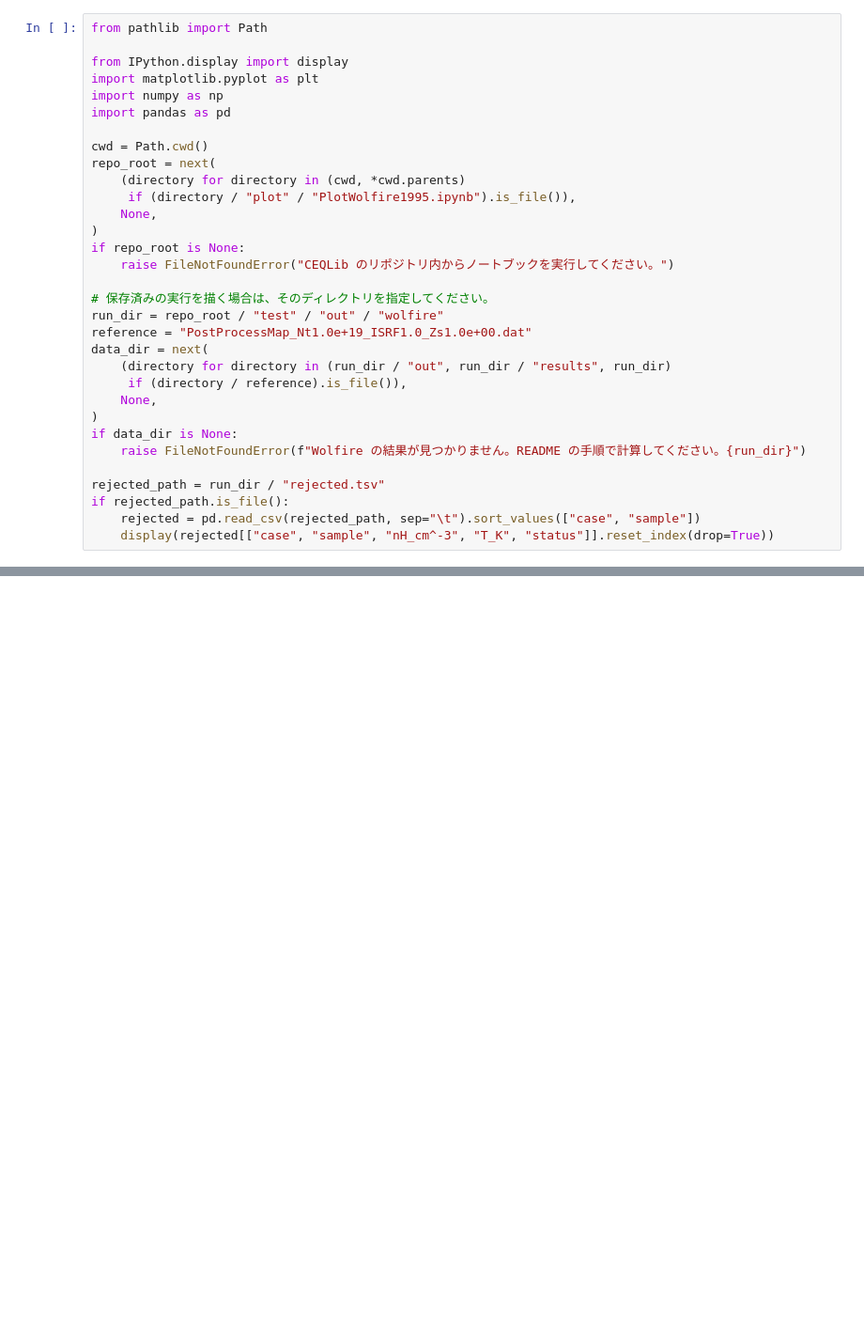
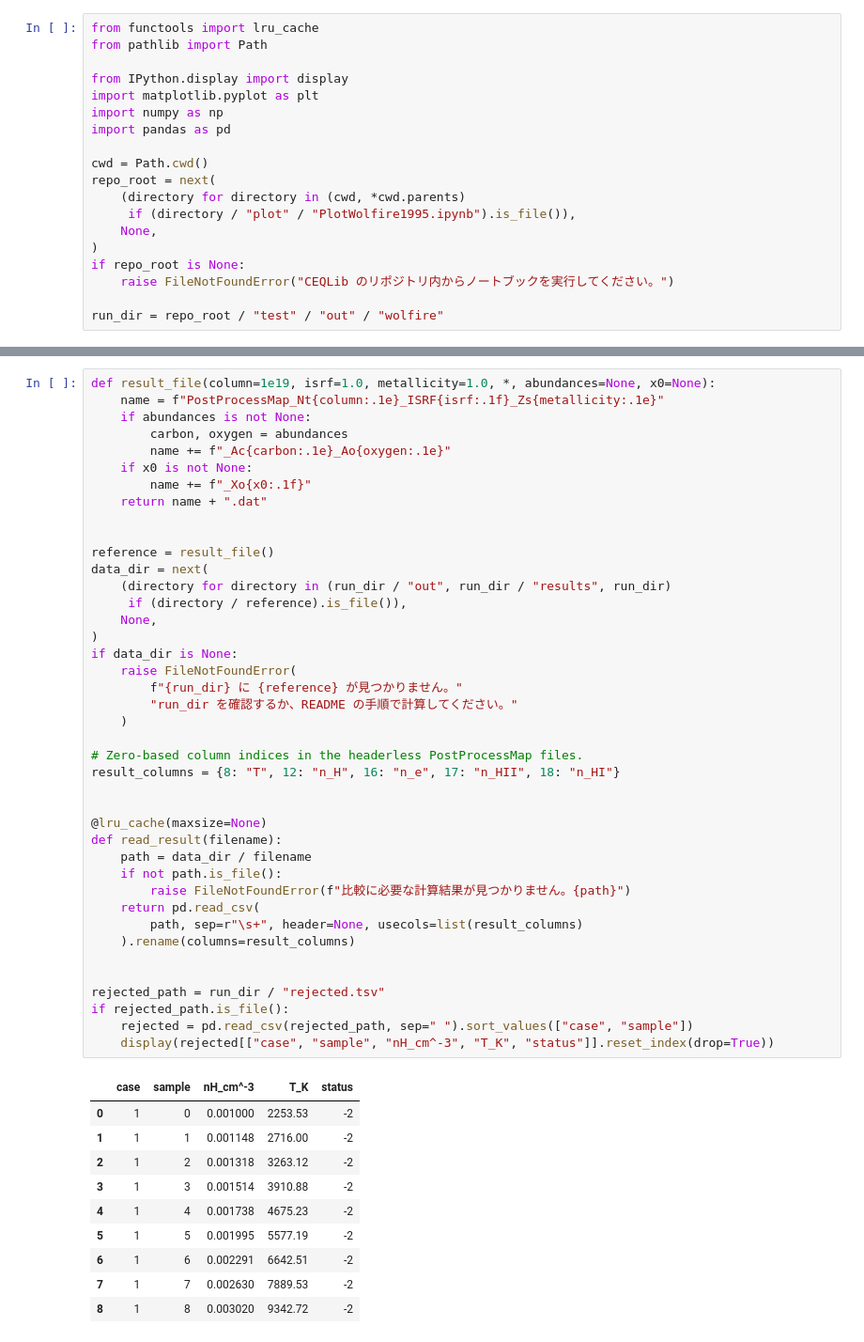
Before and after one commit to babajn/CEQLib, a Jupyter notebook: plot/PlotWolfire1995.ipynb, the cells around one changed output, grey strips where cells are left out. Shown at 94% size. Saved outputs shown, nothing was run; the diff lists cells and outputs as text; blank space fills up the shorter version.

Commit message:
Publish the Wolfire plots and reference results

```diff
--- a/plot/PlotWolfire1995.ipynb
+++ b/plot/PlotWolfire1995.ipynb
@@ -7,4 +9,5 @@
 # %%
+from functools import lru_cache
 from pathlib import Path
 
 from IPython.display import display
@@ -21,18 +24,4 @@ repo_root = next(
 if repo_root is None:
     raise FileNotFoundError("CEQLib のリポジトリ内からノートブックを実行してください。")
 
-# 保存済みの実行を描く場合は、そのディレクトリを指定してください。
 run_dir = repo_root / "test" / "out" / "wolfire"
-reference = "PostProcessMap_Nt1.0e+19_ISRF1.0_Zs1.0e+00.dat"
-data_dir = next(
-    (directory for directory in (run_dir / "out", run_dir / "results", run_dir)
-     if (directory / reference).is_file()),
-    None,
-)
-if data_dir is None:
-    raise FileNotFoundError(f"Wolfire の結果が見つかりません。README の手順で計算してください。{run_dir}")
-
-rejected_path = run_dir / "rejected.tsv"
-if rejected_path.is_file():
-    rejected = pd.read_csv(rejected_path, sep="\t").sort_values(["case", "sample"])
-    display(rejected[["case", "sample", "nH_cm^-3", "T_K", "status"]].reset_index(drop=True))
@@ -397,0 +32,52 @@ plt.show()
+# %%
+def result_file(column=1e19, isrf=1.0, metallicity=1.0, *, abundances=None, x0=None):
+    name = f"PostProcessMap_Nt{column:.1e}_ISRF{isrf:.1f}_Zs{metallicity:.1e}"
+    if abundances is not None:
+        carbon, oxygen = abundances
+        name += f"_Ac{carbon:.1e}_Ao{oxygen:.1e}"
+    if x0 is not None:
+        name += f"_Xo{x0:.1f}"
+    return name + ".dat"
+
+
+reference = result_file()
+data_dir = next(
+    (directory for directory in (run_dir / "out", run_dir / "results", run_dir)
+     if (directory / reference).is_file()),
+    None,
+)
+if data_dir is None:
+    raise FileNotFoundError(
+        f"{run_dir} に {reference} が見つかりません。"
+        "run_dir を確認するか、README の手順で計算してください。"
+    )
+
+# Zero-based column indices in the headerless PostProcessMap files.
+result_columns = {8: "T", 12: "n_H", 16: "n_e", 17: "n_HII", 18: "n_HI"}
+
+
+@lru_cache(maxsize=None)
+def read_result(filename):
+    path = data_dir / filename
+    if not path.is_file():
+        raise FileNotFoundError(f"比較に必要な計算結果が見つかりません。{path}")
+    return pd.read_csv(
+        path, sep=r"\s+", header=None, usecols=list(result_columns)
+    ).rename(columns=result_columns)
+
+
+rejected_path = run_dir / "rejected.tsv"
+if rejected_path.is_file():
+    rejected = pd.read_csv(rejected_path, sep="	").sort_values(["case", "sample"])
+    display(rejected[["case", "sample", "nH_cm^-3", "T_K", "status"]].reset_index(drop=True))
+# %% [output]
+|  | case | sample | nH_cm^-3 | T_K | status |
+| 0 | 1 | 0 | 0.001000 | 2253.53 | -2 |
+| 1 | 1 | 1 | 0.001148 | 2716.00 | -2 |
+| 2 | 1 | 2 | 0.001318 | 3263.12 | -2 |
+| 3 | 1 | 3 | 0.001514 | 3910.88 | -2 |
+| 4 | 1 | 4 | 0.001738 | 4675.23 | -2 |
+| 5 | 1 | 5 | 0.001995 | 5577.19 | -2 |
+| 6 | 1 | 6 | 0.002291 | 6642.51 | -2 |
+| 7 | 1 | 7 | 0.002630 | 7889.53 | -2 |
+| 8 | 1 | 8 | 0.003020 | 9342.72 | -2 |
```
Also changed, not shown: parts of 17 cells of this notebook, 33 other files.
